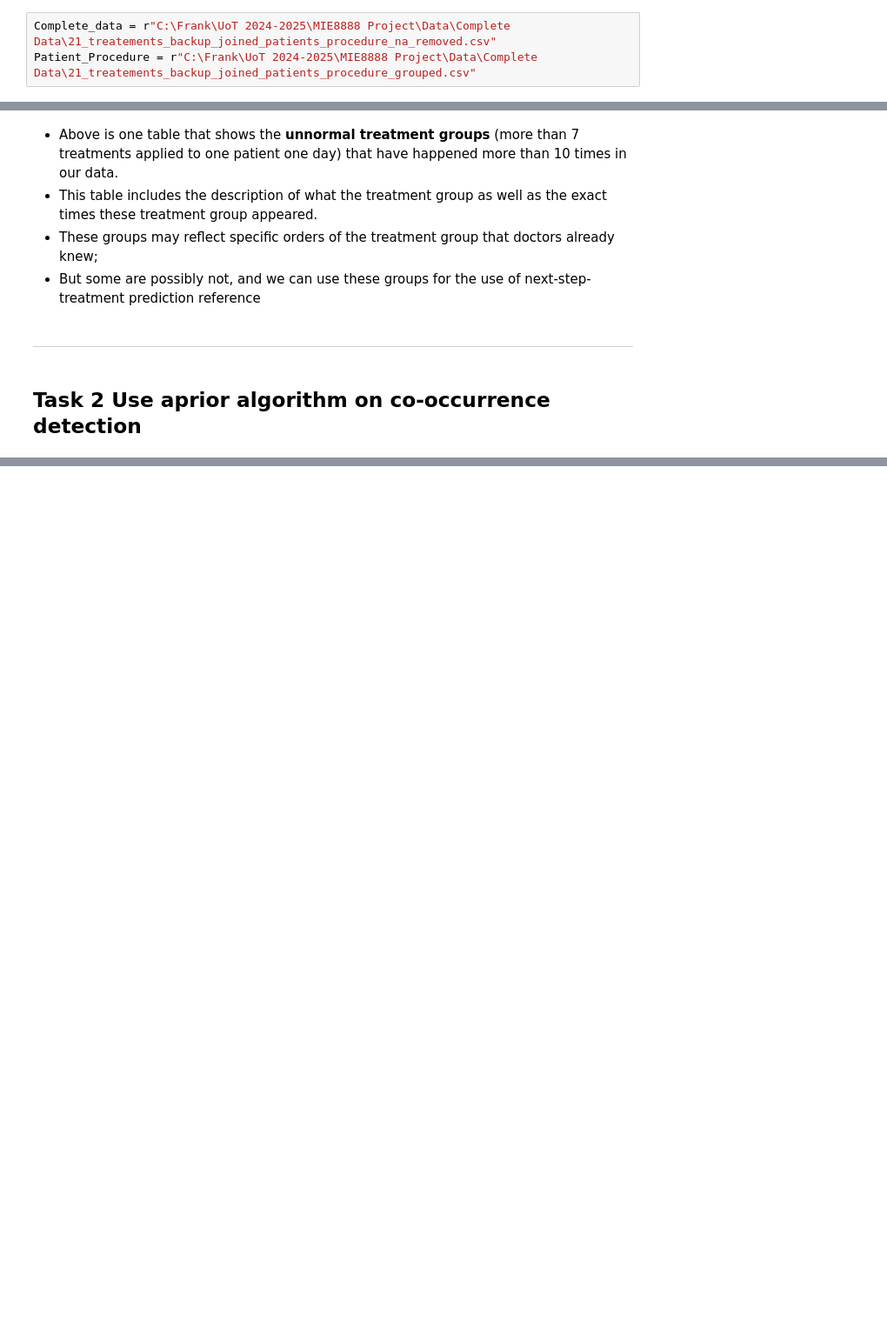
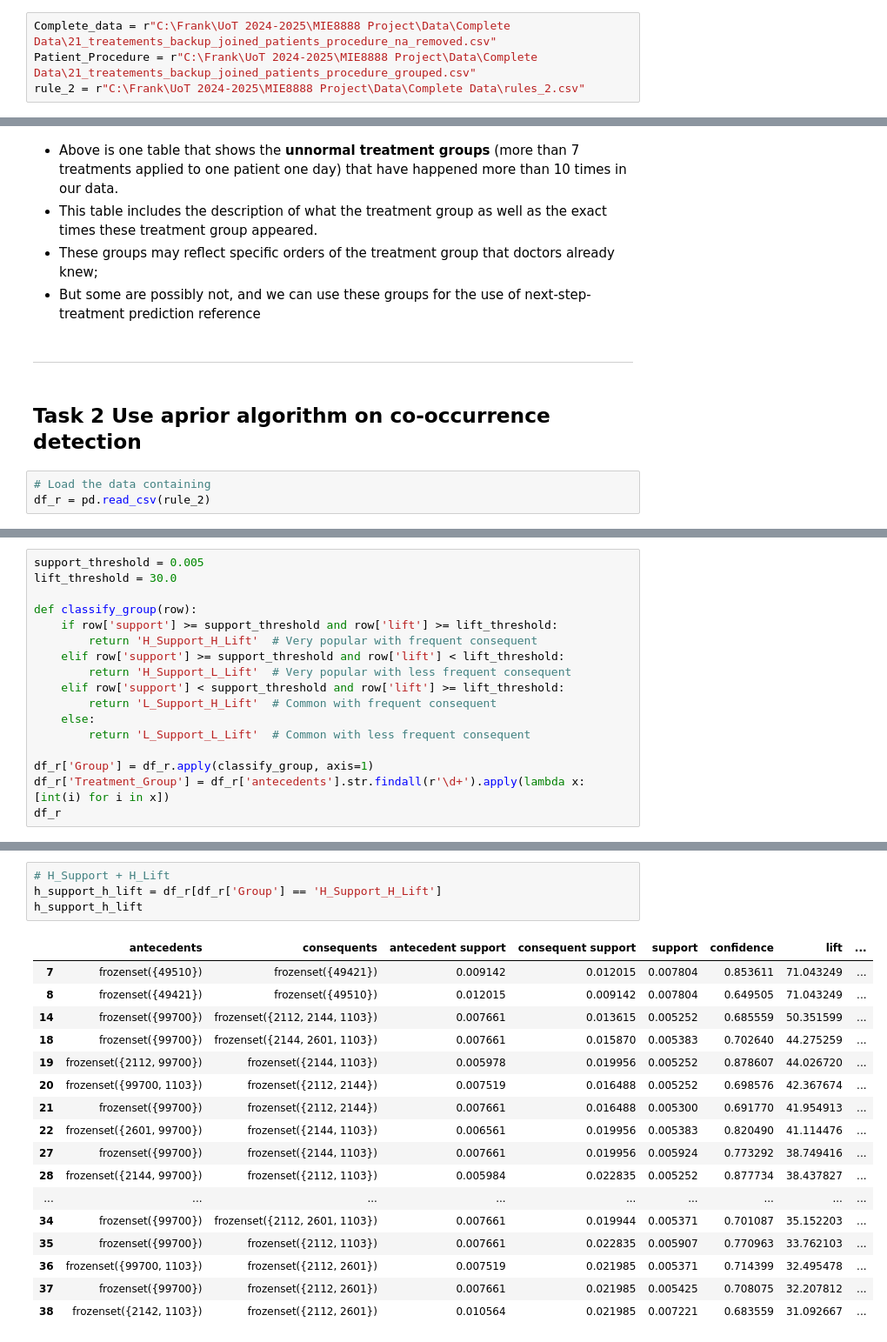
Before and after one commit to Fulankeee/SmilePass, a Jupyter notebook: Co-occurence_treatment.ipynb, the cells around one changed output, grey strips where cells are left out. Shown at 87% size. Saved outputs shown, nothing was run; the diff lists cells and outputs as text; blank space fills up the shorter version.

```diff
--- a/Co-occurence_treatment.ipynb
+++ b/Co-occurence_treatment.ipynb
@@ -8,6 +8,7 @@ from collections import Counter
 # %%
 Complete_data = r"C:\Frank\UoT 2024-2025\MIE8888 Project\Data\Complete Data\21_treatements_backup_joined_patients_procedure_na_removed.csv"
 Patient_Procedure = r"C:\Frank\UoT 2024-2025\MIE8888 Project\Data\Complete Data\21_treatements_backup_joined_patients_procedure_grouped.csv"
+rule_2 = r"C:\Frank\UoT 2024-2025\MIE8888 Project\Data\Complete Data\rules_2.csv"
 # %% [markdown]
 ## Encoding Type Helper Function
 # %%
@@ -139,3 +140,6 @@ case_summary.sort_values('Count', ascending=False)
 ---
 # %% [markdown]
 ## Task 2 Use aprior algorithm on co-occurrence detection
+# %%
+# Load the data containing
+df_r = pd.read_csv(rule_2)
@@ -141,0 +166,17 @@ case_summary.sort_values('Count', ascending=False)
+# %%
+support_threshold = 0.005
+lift_threshold = 30.0
+
+def classify_group(row):
+    if row['support'] >= support_threshold and row['lift'] >= lift_threshold:
+        return 'H_Support_H_Lift'  # Very popular with frequent consequent
+    elif row['support'] >= support_threshold and row['lift'] < lift_threshold:
+        return 'H_Support_L_Lift'  # Very popular with less frequent consequent
+    elif row['support'] < support_threshold and row['lift'] >= lift_threshold:
+        return 'L_Support_H_Lift'  # Common with frequent consequent
+    else:
+        return 'L_Support_L_Lift'  # Common with less frequent consequent
+
+df_r['Group'] = df_r.apply(classify_group, axis=1)
+df_r['Treatment_Group'] = df_r['antecedents'].str.findall(r'\d+').apply(lambda x: [int(i) for i in x])
+df_r
@@ -141,0 +197,22 @@ case_summary.sort_values('Count', ascending=False)
+# %%
+# H_Support + H_Lift
+h_support_h_lift = df_r[df_r['Group'] == 'H_Support_H_Lift']
+h_support_h_lift
+# %% [output]
+|  | antecedents | consequents | antecedent support | consequent support | support | confidence | lift | ... |
+| 7 | frozenset({49510}) | frozenset({49421}) | 0.009142 | 0.012015 | 0.007804 | 0.853611 | 71.043249 | ... |
+| 8 | frozenset({49421}) | frozenset({49510}) | 0.012015 | 0.009142 | 0.007804 | 0.649505 | 71.043249 | ... |
+| 14 | frozenset({99700}) | frozenset({2112, 2144, 1103}) | 0.007661 | 0.013615 | 0.005252 | 0.685559 | 50.351599 | ... |
+| 18 | frozenset({99700}) | frozenset({2144, 2601, 1103}) | 0.007661 | 0.015870 | 0.005383 | 0.702640 | 44.275259 | ... |
+| 19 | frozenset({2112, 99700}) | frozenset({2144, 1103}) | 0.005978 | 0.019956 | 0.005252 | 0.878607 | 44.026720 | ... |
+| 20 | frozenset({99700, 1103}) | frozenset({2112, 2144}) | 0.007519 | 0.016488 | 0.005252 | 0.698576 | 42.367674 | ... |
+| 21 | frozenset({99700}) | frozenset({2112, 2144}) | 0.007661 | 0.016488 | 0.005300 | 0.691770 | 41.954913 | ... |
+| 22 | frozenset({2601, 99700}) | frozenset({2144, 1103}) | 0.006561 | 0.019956 | 0.005383 | 0.820490 | 41.114476 | ... |
+| 27 | frozenset({99700}) | frozenset({2144, 1103}) | 0.007661 | 0.019956 | 0.005924 | 0.773292 | 38.749416 | ... |
+| 28 | frozenset({2144, 99700}) | frozenset({2112, 1103}) | 0.005984 | 0.022835 | 0.005252 | 0.877734 | 38.437827 | ... |
+| ... | ... | ... | ... | ... | ... | ... | ... | ... |
+| 34 | frozenset({99700}) | frozenset({2112, 2601, 1103}) | 0.007661 | 0.019944 | 0.005371 | 0.701087 | 35.152203 | ... |
+| 35 | frozenset({99700}) | frozenset({2112, 1103}) | 0.007661 | 0.022835 | 0.005907 | 0.770963 | 33.762103 | ... |
+| 36 | frozenset({99700, 1103}) | frozenset({2112, 2601}) | 0.007519 | 0.021985 | 0.005371 | 0.714399 | 32.495478 | ... |
+| 37 | frozenset({99700}) | frozenset({2112, 2601}) | 0.007661 | 0.021985 | 0.005425 | 0.708075 | 32.207812 | ... |
+| 38 | frozenset({2142, 1103}) | frozenset({2112, 2601}) | 0.010564 | 0.021985 | 0.007221 | 0.683559 | 31.092667 | ... |
```
Also changed, not shown: parts of 6 cells of this notebook.
